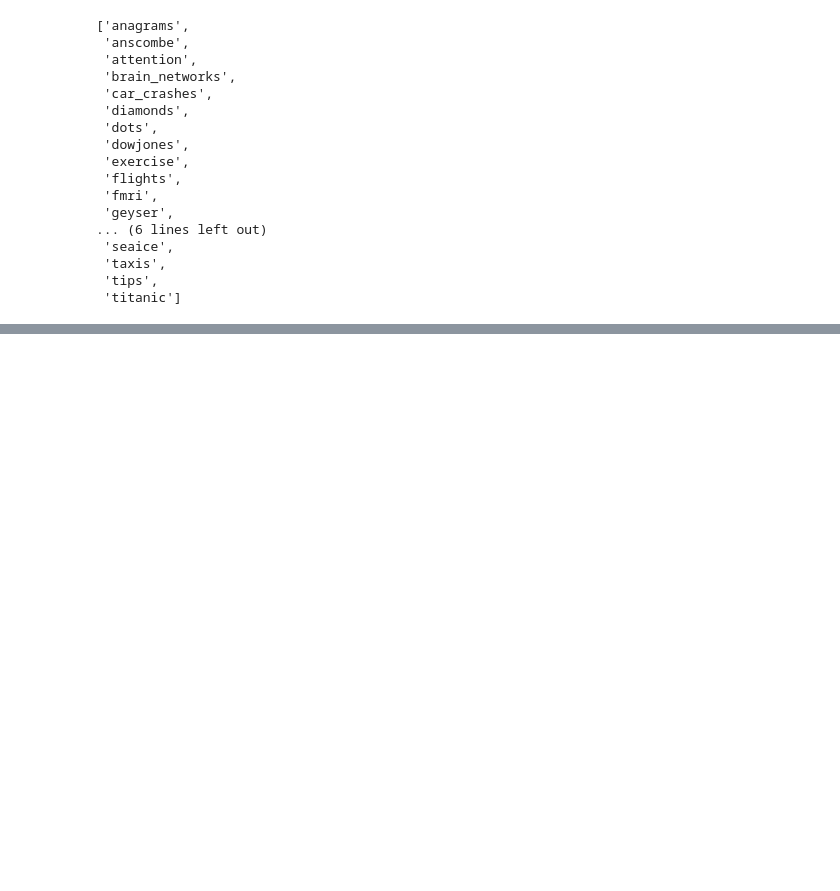
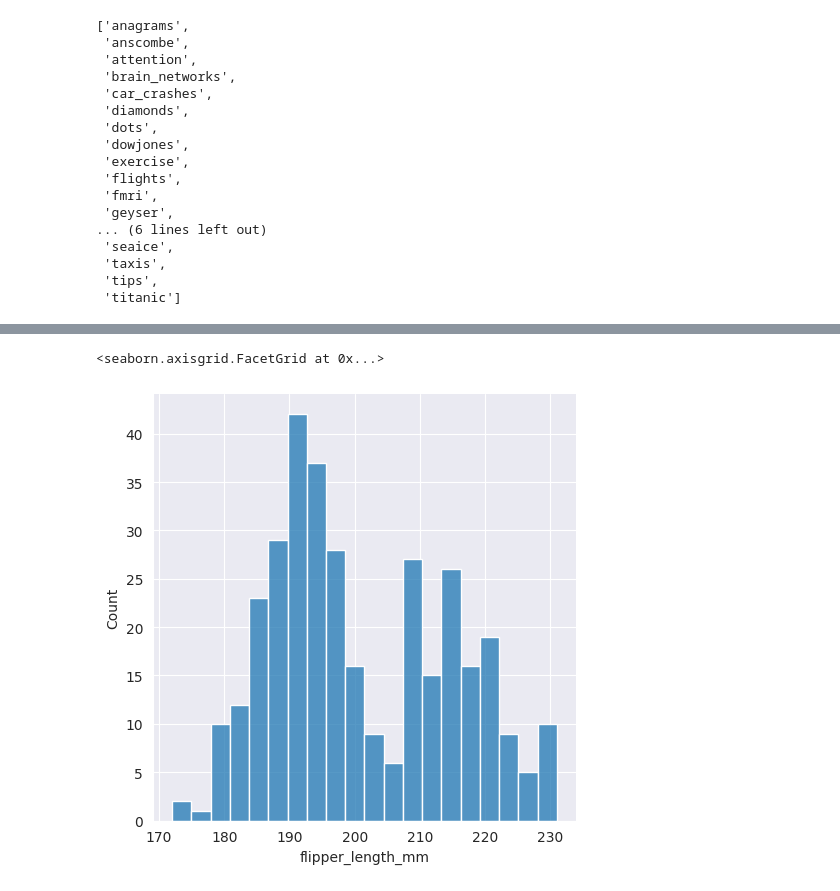
Before and after one commit to Farhan-Afsar/Data-Science, a Jupyter notebook: seaborn.ipynb, the cells around one changed output, grey strips where cells are left out. Drawn from its saved outputs; the diff is of its cells as text; code cells hidden in the pictures; blank space fills up the shorter version.

Commit message:
Seaborn Update

```diff
--- a/seaborn.ipynb
+++ b/seaborn.ipynb
@@ -201,0 +204,3 @@ sns.get_dataset_names()
+# %%
+penguin = sns.load_dataset('penguins')
+penguin.head()
@@ -201,0 +214,9 @@ sns.get_dataset_names()
+# %%
+sns.displot(
+    data = penguin,
+    x = 'flipper_length_mm',
+    bins = 20,
+)
+# %% [output]
+<seaborn.axisgrid.FacetGrid at 0x...>
+[figure, added]
```
Also changed, not shown: parts of 29 cells of this notebook.
